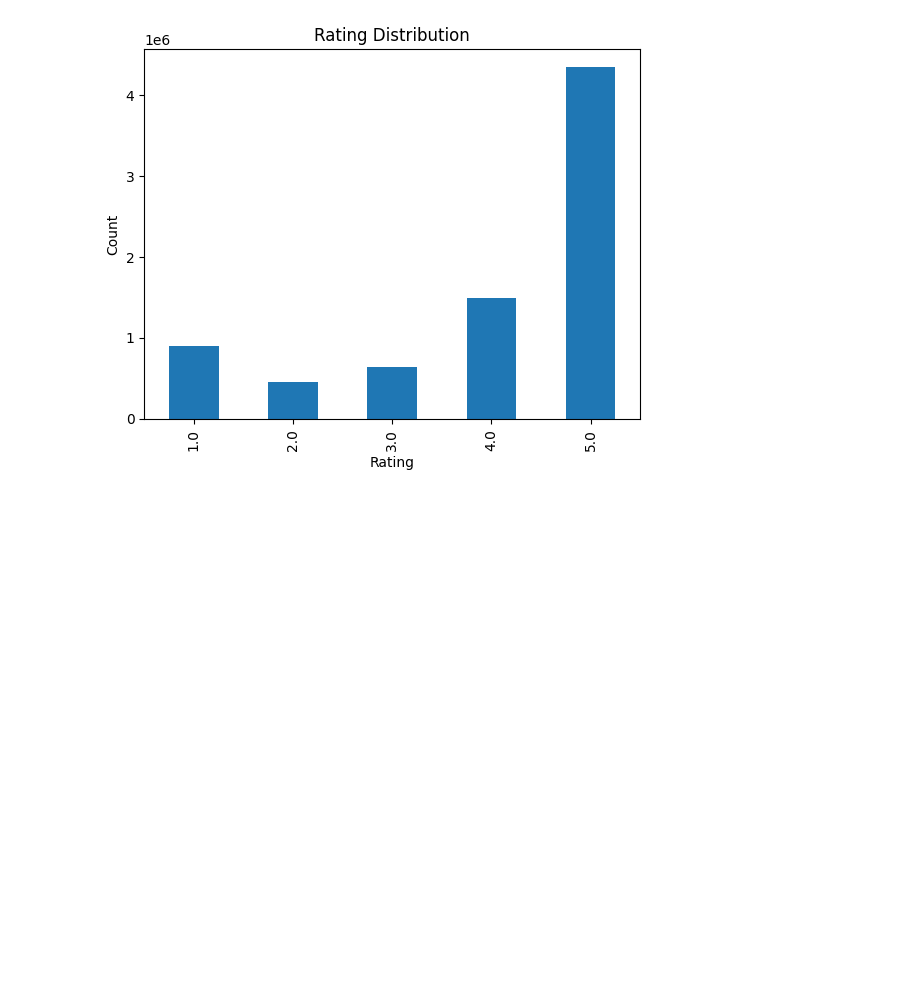
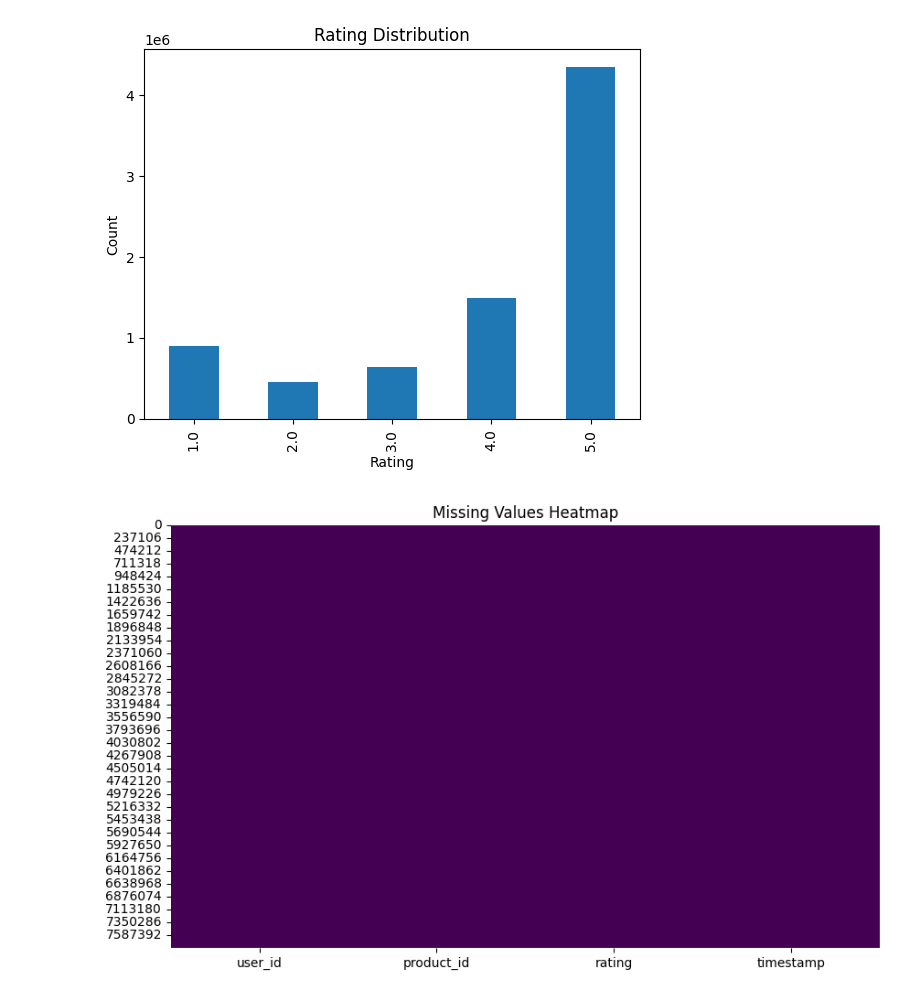
Before and after one commit to mirrahat/ProductRecomendation, a Jupyter notebook: ProductRecomendation.ipynb, the cells around one changed output. Drawn from its saved outputs; the diff is of its cells as text; code cells hidden in the pictures; blank space fills up the shorter version.

```diff
--- a/ProductRecomendation.ipynb
+++ b/ProductRecomendation.ipynb
@@ -158,3 +147,19 @@ Shape of dataset: (7824482, 4)
 Unique users: 4201696
 Unique products: 476002
 [figure]
+# %%
+df.drop_duplicates(subset=['user_id', 'product_id'], keep='last', inplace=True)
+# %%
+# Check missing values
+df.isnull().sum()
+
+# Optionally: visualize missing data
+import seaborn as sns
+import matplotlib.pyplot as plt
+
+plt.figure(figsize=(10, 6))
+sns.heatmap(df.isnull(), cbar=False, cmap='viridis')
+plt.title("Missing Values Heatmap")
+plt.show()
+# %% [output]
+[figure, added]
```
Also changed, not shown: parts of 11 cells of this notebook.
